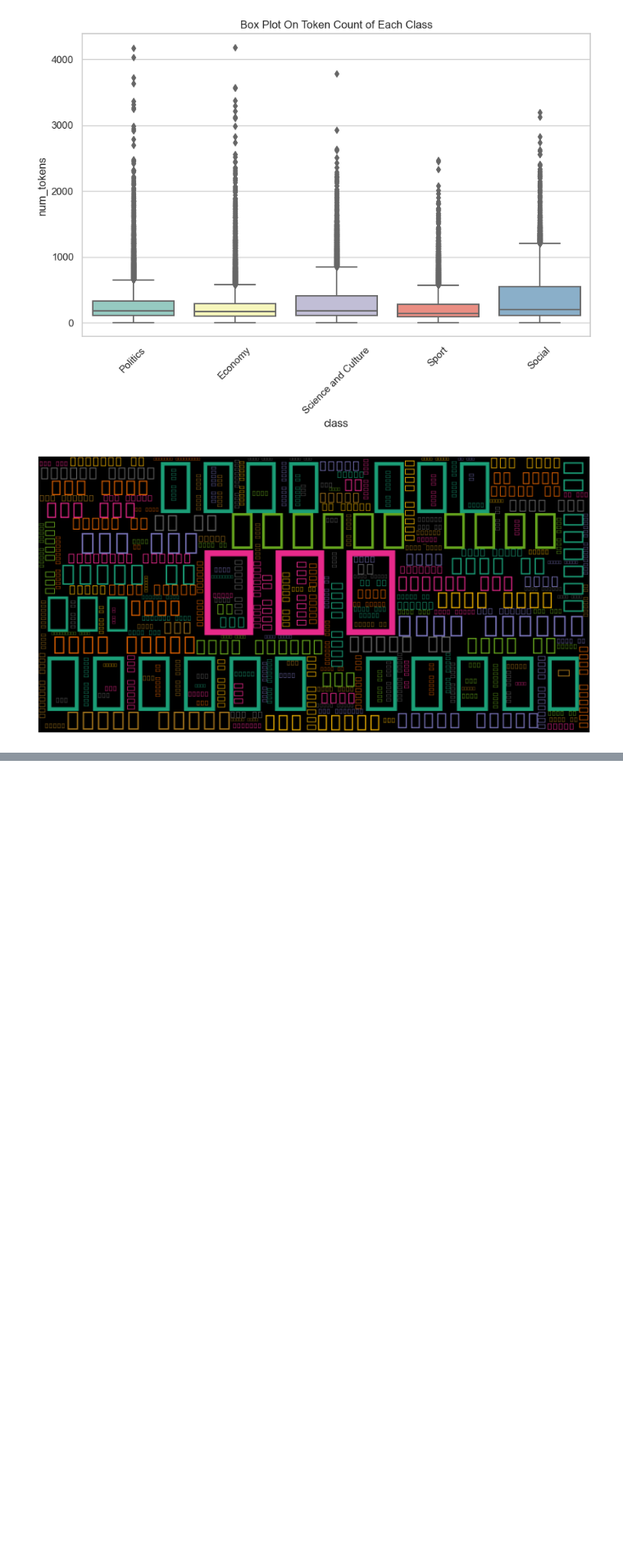
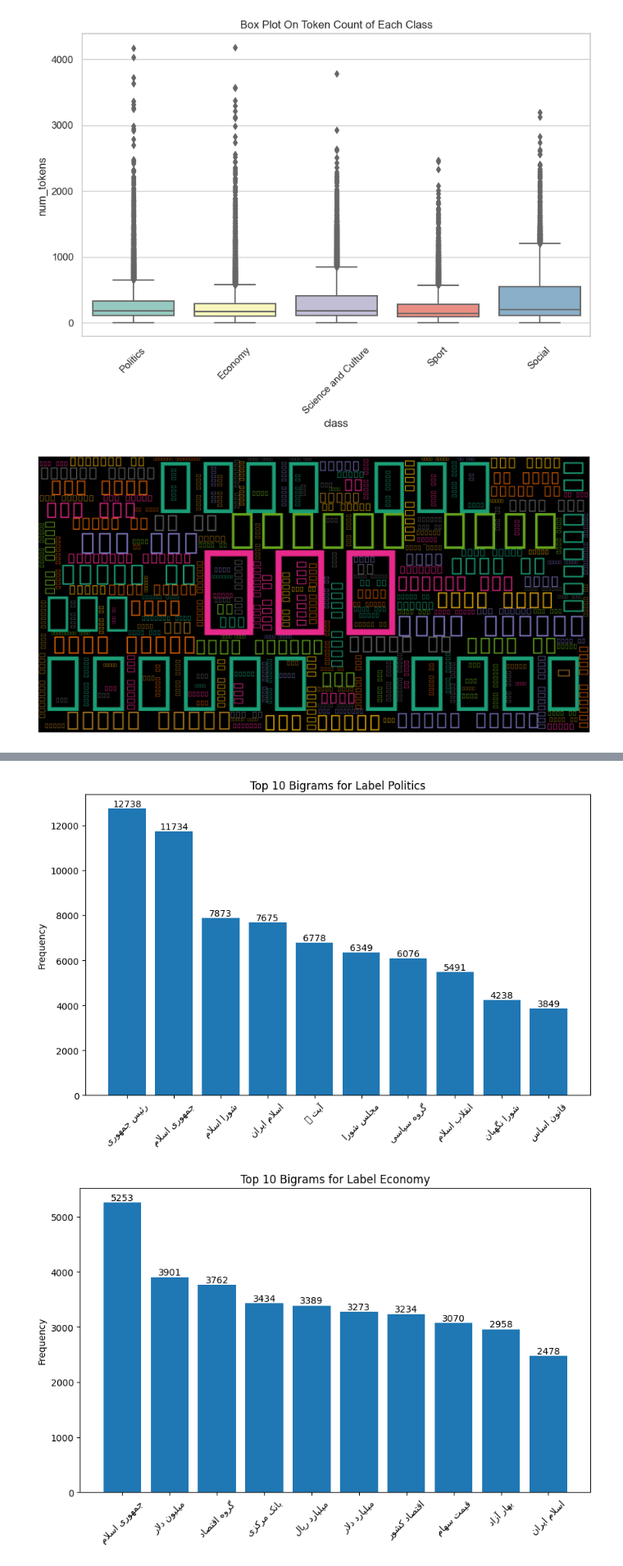
Before and after one commit to mostafamhmdi/Hamshahri-News-Classification, a Jupyter notebook: Preprocess.ipynb, the cells around one changed output, grey strips where cells are left out. Shown at 82% size. Cells and saved outputs as stored; diff of their text form; code cells hidden in the pictures; blank space fills up the shorter version.

```diff
--- a/Preprocess.ipynb
+++ b/Preprocess.ipynb
@@ -349,0 +433,28 @@ plt.show()
+# %%
+from nltk.util import ngrams
+bigram_frequencies = {}
+
+for label in df['class'].unique():
+    subset = df[df['class'] == label]
+    combined_text = ' '.join(subset['PP_Text_2'])
+    tokens = word_tokenize(combined_text)
+    bigrams = list(ngrams(tokens, 2))
+    bigram_freq = Counter(bigrams)
+    top_bigrams = bigram_freq.most_common(10)
+    bigram_frequencies[label] = top_bigrams
+
+for label, top_bigrams in bigram_frequencies.items():
+    bigrams, frequencies = zip(*top_bigrams)
+    bigram_labels = [' '.join(bigram) for bigram in bigrams]
+    plt.figure(figsize=(10, 6))
+    persian_bigrams = [get_display(reshape(bigram)) for bigram in bigram_labels]
+    plt.bar(persian_bigrams, frequencies)
+    plt.ylabel('Frequency')
+    plt.title(f'Top 10 Bigrams for Label {label}')
+    plt.xticks(rotation=45)
+    for i, freq in enumerate(frequencies):
+        plt.text(i, freq + 1, str(freq), ha='center', va='bottom', fontsize=10)
+    plt.show()
+# %% [output]
+[figure, added]
+[figure, added]
```
Also changed, not shown: parts of 17 cells of this notebook.
